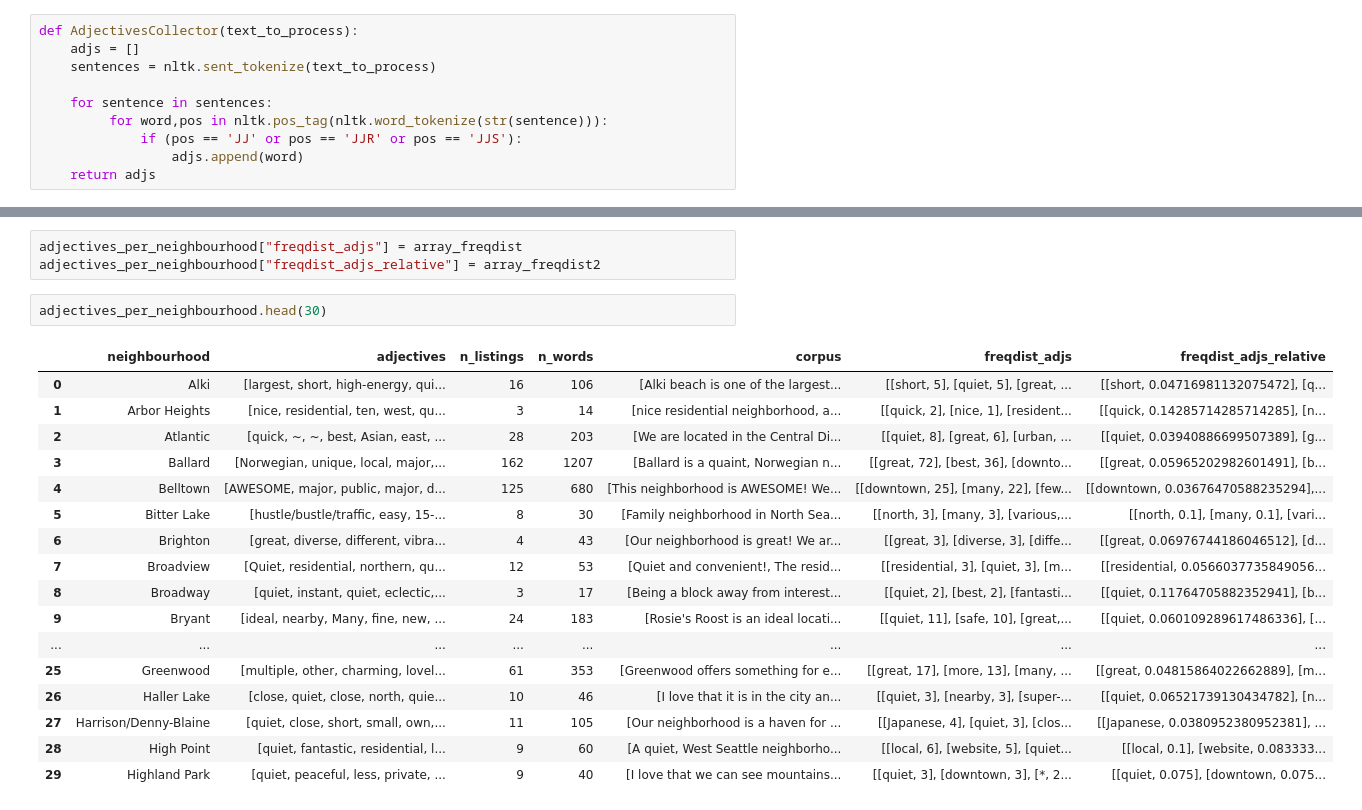
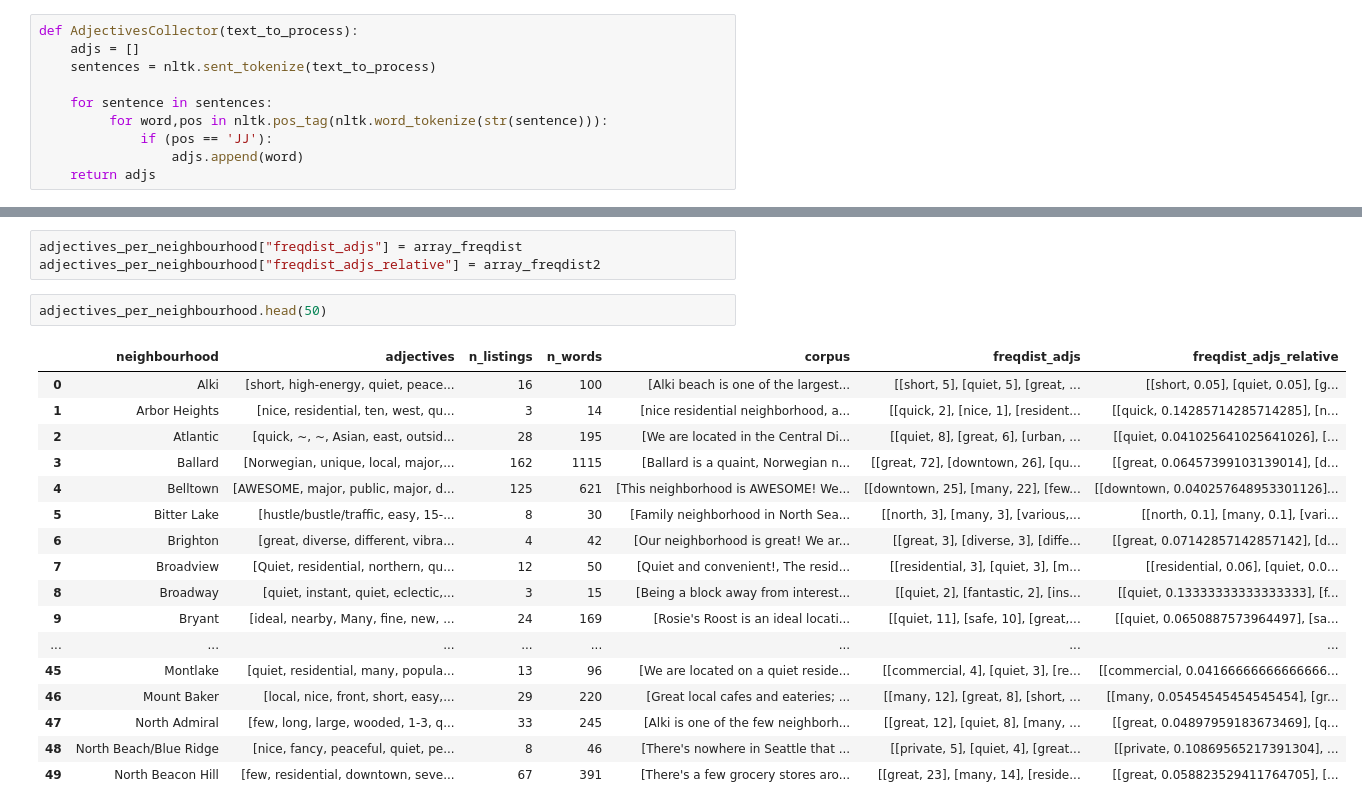
Before and after one commit to ivanachillee/seattle-senses, a Jupyter notebook: notebooks/SS_Cleaning_and_EDA.ipynb, the cells around one changed output, grey strips where cells are left out. Saved outputs shown, nothing was run; the diff lists cells and outputs as text.

```diff
--- a/notebooks/SS_Cleaning_and_EDA.ipynb
+++ b/notebooks/SS_Cleaning_and_EDA.ipynb
@@ -369,7 +372,7 @@ def AdjectivesCollector(text_to_process):
 
     for sentence in sentences:
          for word,pos in nltk.pos_tag(nltk.word_tokenize(str(sentence))):
-             if (pos == 'JJ' or pos == 'JJR' or pos == 'JJS'):
+             if (pos == 'JJ'):
                  adjs.append(word)
     return adjs
 # %%
@@ -444,22 +443,22 @@ for i in range(len(adjectives_per_neighbourhood)):
 adjectives_per_neighbourhood["freqdist_adjs"] = array_freqdist
 adjectives_per_neighbourhood["freqdist_adjs_relative"] = array_freqdist2
 # %%
-adjectives_per_neighbourhood.head(30)
+adjectives_per_neighbourhood.head(50)
 # %% [output]
 |  | neighbourhood | adjectives | n_listings | n_words | corpus | freqdist_adjs | freqdist_adjs_relative |
-| 0 | Alki | [largest, short, high-energy, qui... | 16 | 106 | [Alki beach is one of the largest... | [[short, 5], [quiet, 5], [great, ... | [[short, 0.04716981132075472], [q... |
+| 0 | Alki | [short, high-energy, quiet, peace... | 16 | 100 | [Alki beach is one of the largest... | [[short, 5], [quiet, 5], [great, ... | [[short, 0.05], [quiet, 0.05], [g... |
 | 1 | Arbor Heights | [nice, residential, ten, west, qu... | 3 | 14 | [nice residential neighborhood, a... | [[quick, 2], [nice, 1], [resident... | [[quick, 0.14285714285714285], [n... |
-| 2 | Atlantic | [quick, ~, ~, best, Asian, east, ... | 28 | 203 | [We are located in the Central Di... | [[quiet, 8], [great, 6], [urban, ... | [[quiet, 0.03940886699507389], [g... |
-| 3 | Ballard | [Norwegian, unique, local, major,... | 162 | 1207 | [Ballard is a quaint, Norwegian n... | [[great, 72], [best, 36], [downto... | [[great, 0.05965202982601491], [b... |
-| 4 | Belltown | [AWESOME, major, public, major, d... | 125 | 680 | [This neighborhood is AWESOME! We... | [[downtown, 25], [many, 22], [few... | [[downtown, 0.03676470588235294],... |
+| 2 | Atlantic | [quick, ~, ~, Asian, east, outsid... | 28 | 195 | [We are located in the Central Di... | [[quiet, 8], [great, 6], [urban, ... | [[quiet, 0.041025641025641026], [... |
+| 3 | Ballard | [Norwegian, unique, local, major,... | 162 | 1115 | [Ballard is a quaint, Norwegian n... | [[great, 72], [downtown, 26], [qu... | [[great, 0.06457399103139014], [d... |
+| 4 | Belltown | [AWESOME, major, public, major, d... | 125 | 621 | [This neighborhood is AWESOME! We... | [[downtown, 25], [many, 22], [few... | [[downtown, 0.040257648953301126]... |
 | 5 | Bitter Lake | [hustle/bustle/traffic, easy, 15-... | 8 | 30 | [Family neighborhood in North Sea... | [[north, 3], [many, 3], [various,... | [[north, 0.1], [many, 0.1], [vari... |
-| 6 | Brighton | [great, diverse, different, vibra... | 4 | 43 | [Our neighborhood is great! We ar... | [[great, 3], [diverse, 3], [diffe... | [[great, 0.06976744186046512], [d... |
-| 7 | Broadview | [Quiet, residential, northern, qu... | 12 | 53 | [Quiet and convenient!, The resid... | [[residential, 3], [quiet, 3], [m... | [[residential, 0.0566037735849056... |
-| 8 | Broadway | [quiet, instant, quiet, eclectic,... | 3 | 17 | [Being a block away from interest... | [[quiet, 2], [best, 2], [fantasti... | [[quiet, 0.11764705882352941], [b... |
-| 9 | Bryant | [ideal, nearby, Many, fine, new, ... | 24 | 183 | [Rosie's Roost is an ideal locati... | [[quiet, 11], [safe, 10], [great,... | [[quiet, 0.060109289617486336], [... |
+| 6 | Brighton | [great, diverse, different, vibra... | 4 | 42 | [Our neighborhood is great! We ar... | [[great, 3], [diverse, 3], [diffe... | [[great, 0.07142857142857142], [d... |
+| 7 | Broadview | [Quiet, residential, northern, qu... | 12 | 50 | [Quiet and convenient!, The resid... | [[residential, 3], [quiet, 3], [m... | [[residential, 0.06], [quiet, 0.0... |
+| 8 | Broadway | [quiet, instant, quiet, eclectic,... | 3 | 15 | [Being a block away from interest... | [[quiet, 2], [fantastic, 2], [ins... | [[quiet, 0.13333333333333333], [f... |
+| 9 | Bryant | [ideal, nearby, Many, fine, new, ... | 24 | 169 | [Rosie's Roost is an ideal locati... | [[quiet, 11], [safe, 10], [great,... | [[quiet, 0.0650887573964497], [sa... |
 | ... | ... | ... | ... | ... | ... | ... | ... |
-| 25 | Greenwood | [multiple, other, charming, lovel... | 61 | 353 | [Greenwood offers something for e... | [[great, 17], [more, 13], [many, ... | [[great, 0.04815864022662889], [m... |
-| 26 | Haller Lake | [close, quiet, close, north, quie... | 10 | 46 | [I love that it is in the city an... | [[quiet, 3], [nearby, 3], [super-... | [[quiet, 0.06521739130434782], [n... |
-| 27 | Harrison/Denny-Blaine | [quiet, close, short, small, own,... | 11 | 105 | [Our neighborhood is a haven for ... | [[Japanese, 4], [quiet, 3], [clos... | [[Japanese, 0.0380952380952381], ... |
-| 28 | High Point | [quiet, fantastic, residential, l... | 9 | 60 | [A quiet, West Seattle neighborho... | [[local, 6], [website, 5], [quiet... | [[local, 0.1], [website, 0.083333... |
-| 29 | Highland Park | [quiet, peaceful, less, private, ... | 9 | 40 | [I love that we can see mountains... | [[quiet, 3], [downtown, 3], [*, 2... | [[quiet, 0.075], [downtown, 0.075... |
+| 45 | Montlake | [quiet, residential, many, popula... | 13 | 96 | [We are located on a quiet reside... | [[commercial, 4], [quiet, 3], [re... | [[commercial, 0.04166666666666666... |
+| 46 | Mount Baker | [local, nice, front, short, easy,... | 29 | 220 | [Great local cafes and eateries; ... | [[many, 12], [great, 8], [short, ... | [[many, 0.05454545454545454], [gr... |
+| 47 | North Admiral | [few, long, large, wooded, 1-3, q... | 33 | 245 | [Alki is one of the few neighborh... | [[great, 12], [quiet, 8], [many, ... | [[great, 0.04897959183673469], [q... |
+| 48 | North Beach/Blue Ridge | [nice, fancy, peaceful, quiet, pe... | 8 | 46 | [There's nowhere in Seattle that ... | [[private, 5], [quiet, 4], [great... | [[private, 0.10869565217391304], ... |
+| 49 | North Beacon Hill | [few, residential, downtown, seve... | 67 | 391 | [There's a few grocery stores aro... | [[great, 23], [many, 14], [reside... | [[great, 0.058823529411764705], [... |
```
Also changed, not shown: parts of 33 cells of this notebook.
